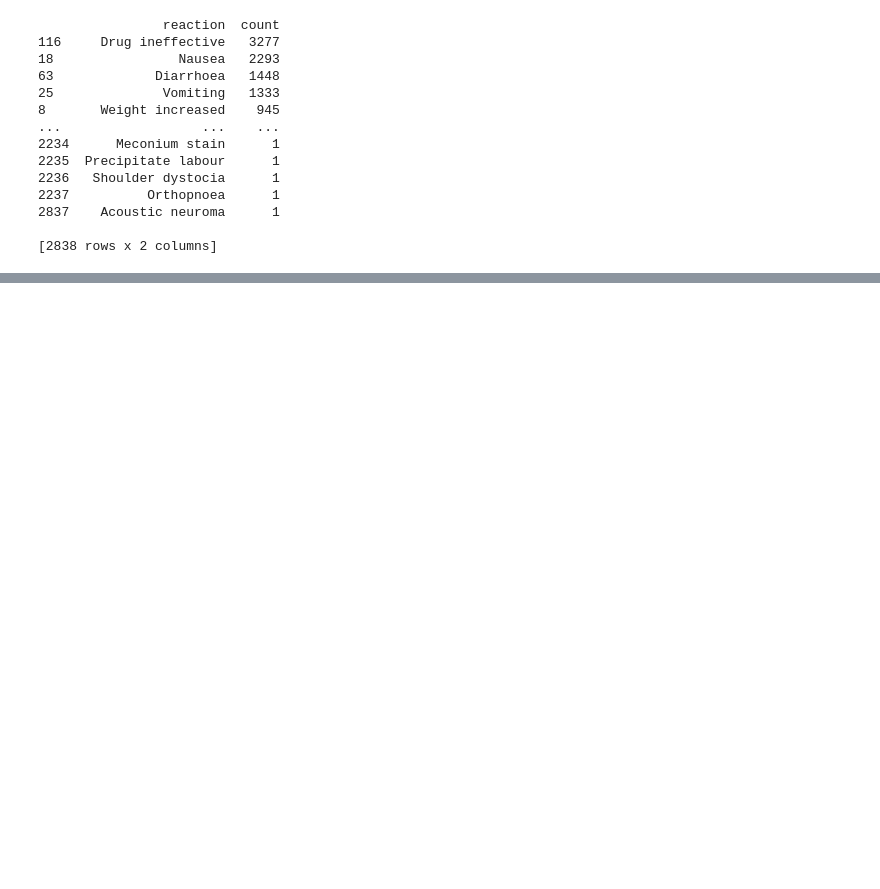
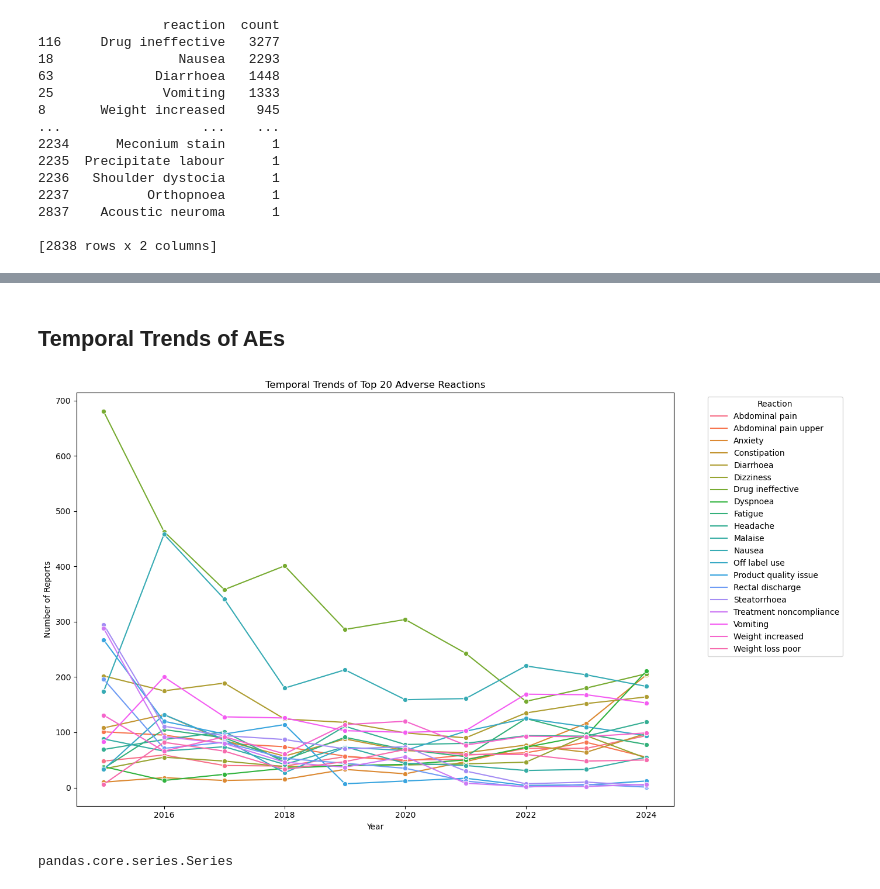
Before and after one commit to MYikuno/ORLISTAT-Adverse-Events, a Jupyter notebook: notebooks/Drug_adverse_events.ipynb, the cells around one changed output, grey strips where cells are left out. Saved outputs shown, nothing was run; the diff lists cells and outputs as text; code cells hidden in the pictures; blank space fills up the shorter version.

```diff
--- a/notebooks/Drug_adverse_events.ipynb
+++ b/notebooks/Drug_adverse_events.ipynb
@@ -1165,0 +1170,72 @@ plt.show()
+# %% [markdown]
+## Temporal Trends of AEs
+# %%
+##Temporal trends of the AEs
+
+df = drug_data.copy()
+# Step 1: Clean and convert pt column
+df['pt'] = df['pt'].fillna("[]").astype(str)
+
+# Strip brackets, then split into lists
+df['pt_cleaned'] = (
+    df['pt']
+    .str.strip('[]')
+    .str.replace("'", "")
+    .str.replace('"', '')
+    .str.split(',')
+)
+
+# Step 2: Explode the pt_cleaned list into rows
+df_exploded = df.explode('pt_cleaned')
+
+# Step 3: Clean extra whitespace and drop empty strings
+df_exploded['pt_cleaned'] = df_exploded['pt_cleaned'].str.strip()
+df_exploded = df_exploded[df_exploded['pt_cleaned'] != '']
+
+##convert to datetime
+df_exploded['fda_dt'] = pd.to_datetime(df_exploded['fda_dt'], errors = 'coerce')
+
+##extract the year from the date column
+df_exploded['fda_dt'] = df_exploded['fda_dt'].dt.year
+
+# Ensure year is numeric
+df_exploded['fda_dt'] = pd.to_numeric(df_exploded['fda_dt'], errors='coerce')
+
+# Step 4: Get top 20 adverse reactions overall
+top_20 = (
+    df_exploded['pt_cleaned']
+    .value_counts()
+    .head(20)
+    .index
+    .tolist()
+)
+
+# Step 5: Filter to top reactions and group by year
+top_df = df_exploded[df_exploded['pt_cleaned'].isin(top_20)]
+trend_df = (
+    top_df.groupby(['fda_dt', 'pt_cleaned'])
+    .size()
+    .reset_index(name='count')
+)
+
+# Step 6: Plot
+plt.figure(figsize=(14, 8))
+sns.lineplot(
+    data=trend_df,
+    x='fda_dt',
+    y='count',
+    hue='pt_cleaned',
+    marker='o'
+)
+plt.title('Temporal Trends of Top 20 Adverse Reactions')
+plt.xlabel('Year')
+plt.ylabel('Number of Reports')
+plt.legend(title='Reaction', bbox_to_anchor=(1.05, 1), loc='upper left')
+plt.tight_layout()
+plt.show()
+# %% [output]
+[figure, added]
+# %%
+type(df_exploded['fda_dt'])
+# %% [output]
+pandas.core.series.Series
```
Also changed, not shown: parts of 20 cells of this notebook.
